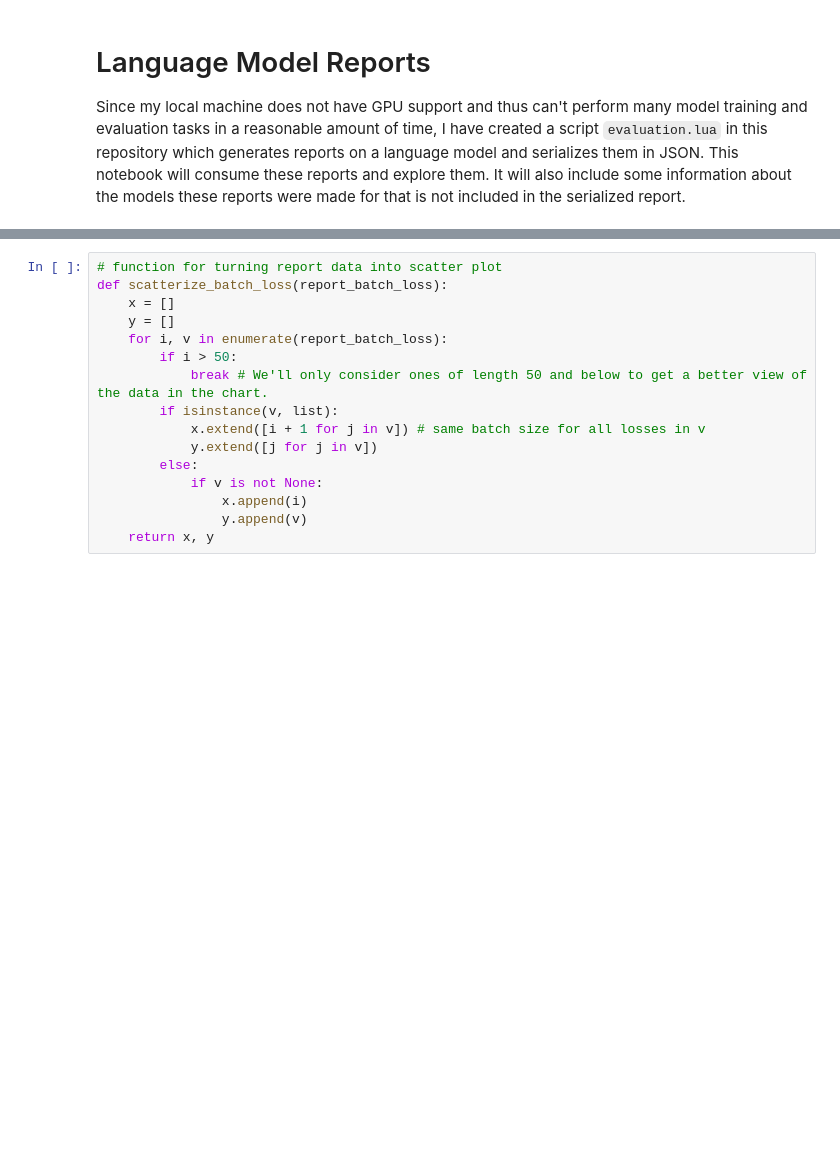
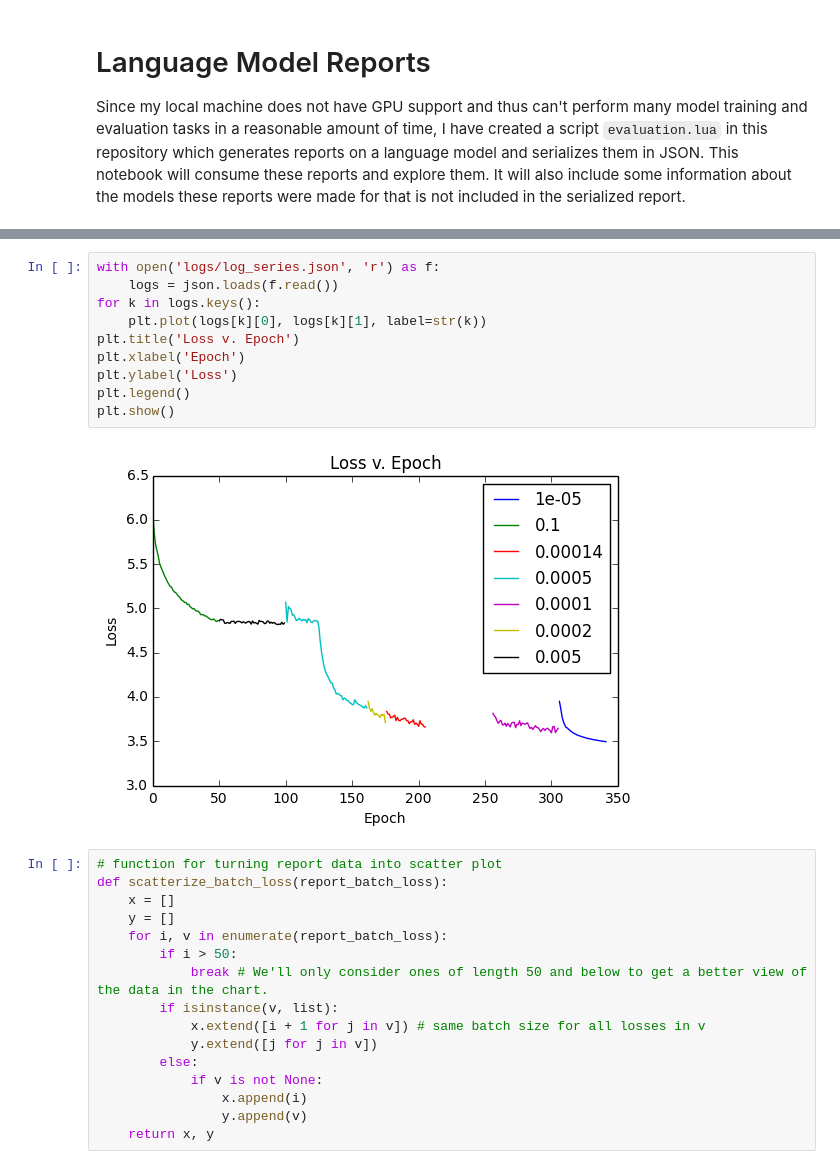
Before and after one commit to kingb12/languagemodelRNN, a Jupyter notebook: LanguageModelReports.ipynb, the cells around one changed output, grey strips where cells are left out. Cells and saved outputs as stored; diff of their text form; blank space fills up the shorter version.

```diff
--- a/LanguageModelReports.ipynb
+++ b/LanguageModelReports.ipynb
@@ -46,3 +48,15 @@ Test set perplexity: 2165.89687363
+# %%
+with open('logs/log_series.json', 'r') as f:
+    logs = json.loads(f.read())
+for k in logs.keys():
+    plt.plot(logs[k][0], logs[k][1], label=str(k))
+plt.title('Loss v. Epoch')
+plt.xlabel('Epoch')
+plt.ylabel('Loss')
+plt.legend()
+plt.show()
+# %% [output]
+[figure, added]
 # %%
 # function for turning report data into scatter plot
 def scatterize_batch_loss(report_batch_loss):
```
Also changed, not shown: parts of 10 cells of this notebook, 1 other file.
